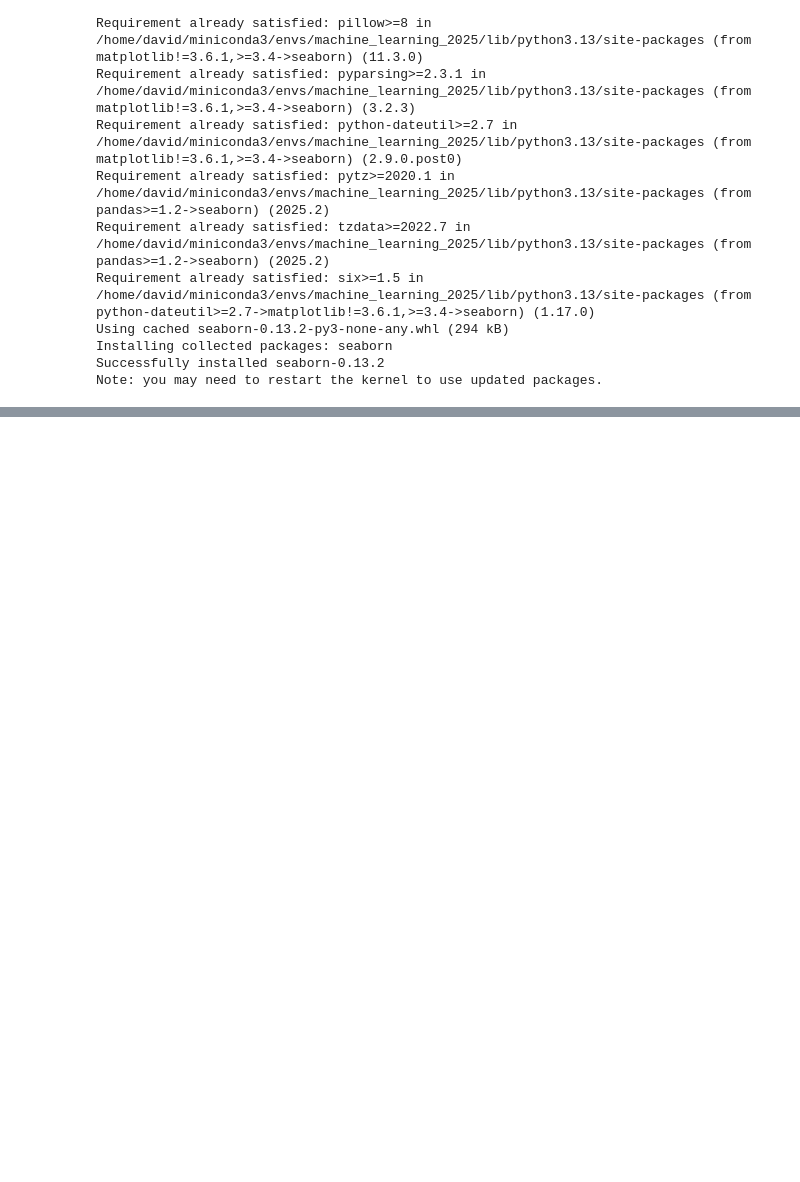
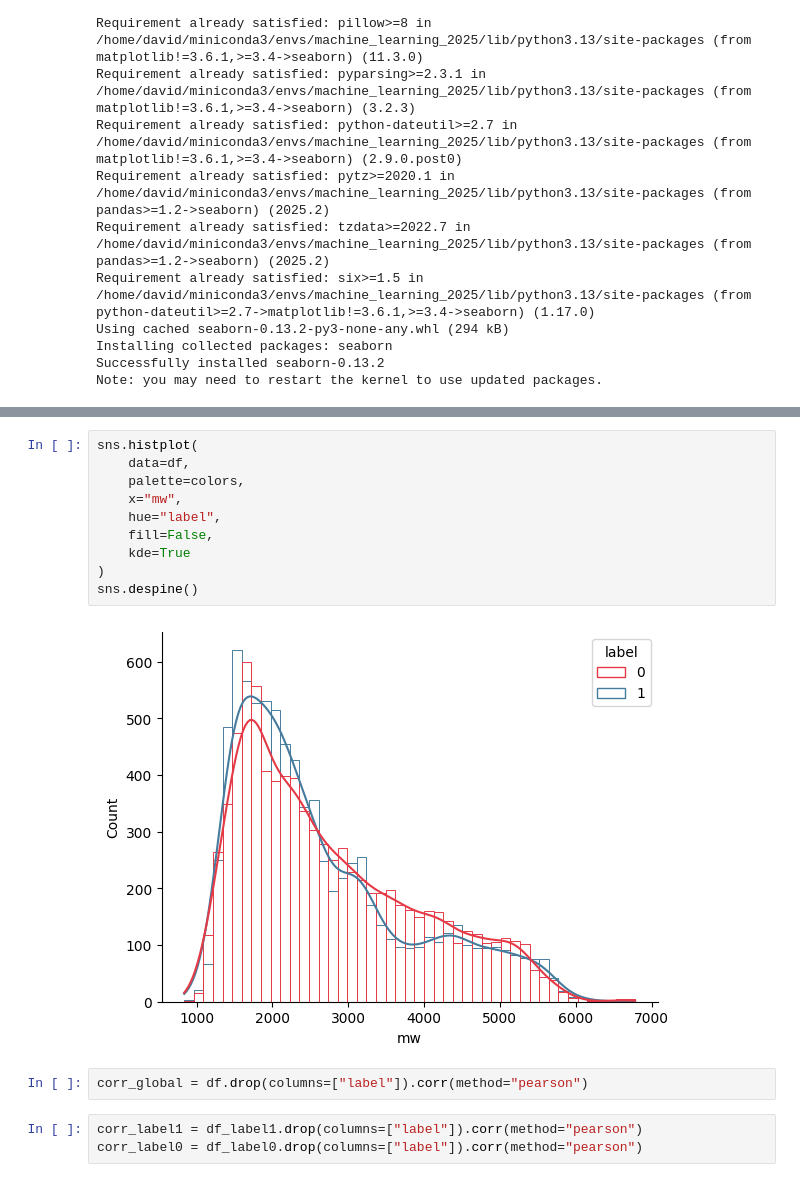
Before and after one commit to dMedinaO/machine_learning_master_bioinformatica_2025, a Jupyter notebook: examples_2608/2_analyze_dataset.ipynb, the cells around one changed output, grey strips where cells are left out. Cells and saved outputs as stored; diff of their text form; blank space fills up the shorter version.

```diff
--- a/examples_2608/2_analyze_dataset.ipynb
+++ b/examples_2608/2_analyze_dataset.ipynb
@@ -28,0 +144,17 @@ ModuleNotFoundError: No module named 'seaborn'
+# %%
+sns.histplot(
+    data=df,
+    palette=colors,
+    x="mw",
+    hue="label",
+    fill=False,
+    kde=True
+)
+sns.despine()
+# %% [output]
+[figure, added]
+# %%
+corr_global = df.drop(columns=["label"]).corr(method="pearson")
+# %%
+corr_label1 = df_label1.drop(columns=["label"]).corr(method="pearson")
+corr_label0 = df_label0.drop(columns=["label"]).corr(method="pearson")
```
Also changed, not shown: parts of 18 cells of this notebook.
